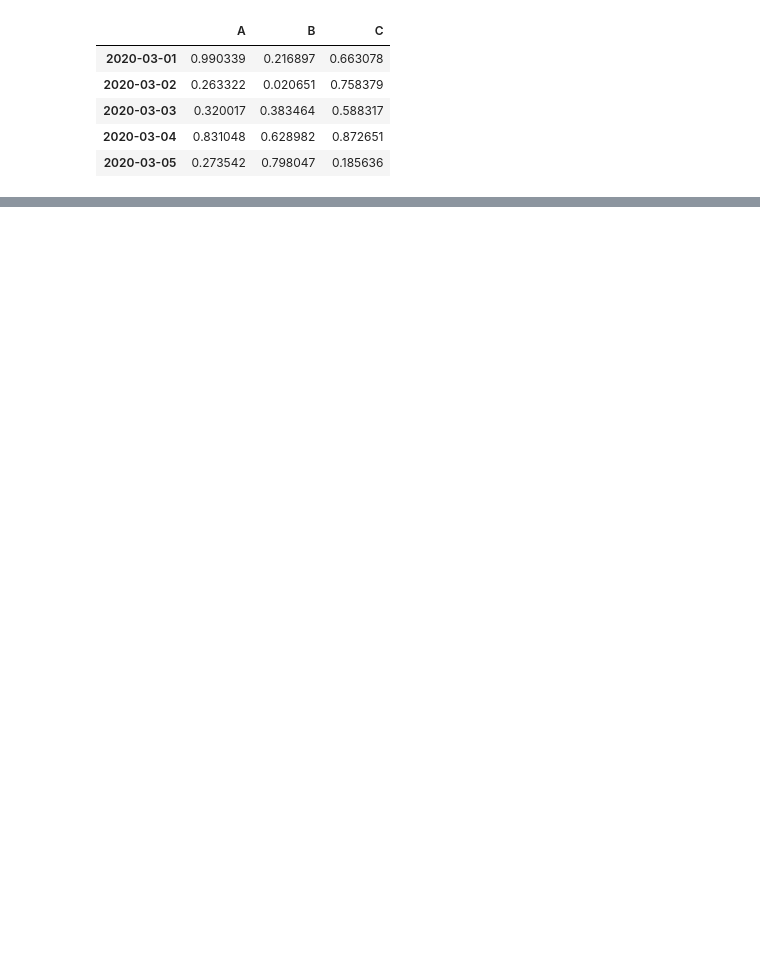
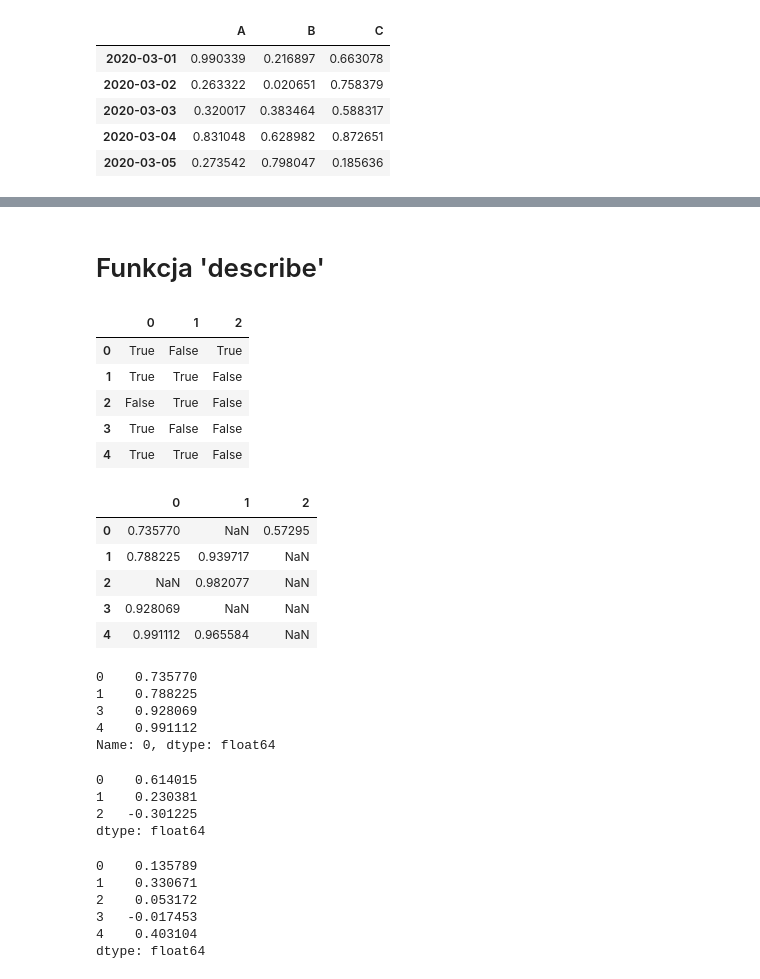
Before and after one commit to ExeN93/sem4, a Jupyter notebook: Data Processing and Analysis/lab2/lab2.ipynb, the cells around one changed output, grey strips where cells are left out. Drawn from its saved outputs; the diff is of its cells as text; code cells hidden in the pictures; blank space fills up the shorter version.

```diff
--- a/Data Processing and Analysis/lab2/lab2.ipynb
+++ b/Data Processing and Analysis/lab2/lab2.ipynb
@@ -35,0 +72,37 @@ NameError: name 'pd' is not defined
+# %% [markdown]
+# Funkcja 'describe'
+# %%
+df = pd.DataFrame(np.random.uniform(-1,1,(5,3)))
+display(df.gt(0))
+display(df[df.gt(0)])
+display(df.loc[df[0].gt(0), 0])
+display(df.mean())
+display(df.mean(axis=1))
+# %% [output]
+|  | 0 | 1 | 2 |
+| 0 | True | False | True |
+| 1 | True | True | False |
+| 2 | False | True | False |
+| 3 | True | False | False |
+| 4 | True | True | False |
+|  | 0 | 1 | 2 |
+| 0 | 0.735770 | NaN | 0.57295 |
+| 1 | 0.788225 | 0.939717 | NaN |
+| 2 | NaN | 0.982077 | NaN |
+| 3 | 0.928069 | NaN | NaN |
+| 4 | 0.991112 | 0.965584 | NaN |
+0    0.735770
+1    0.788225
+3    0.928069
+4    0.991112
+Name: 0, dtype: float64
+0    0.614015
+1    0.230381
+2   -0.301225
+dtype: float64
+0    0.135789
+1    0.330671
+2    0.053172
+3   -0.017453
+4    0.403104
+dtype: float64
```
Also changed, not shown: parts of 39 cells of this notebook.
